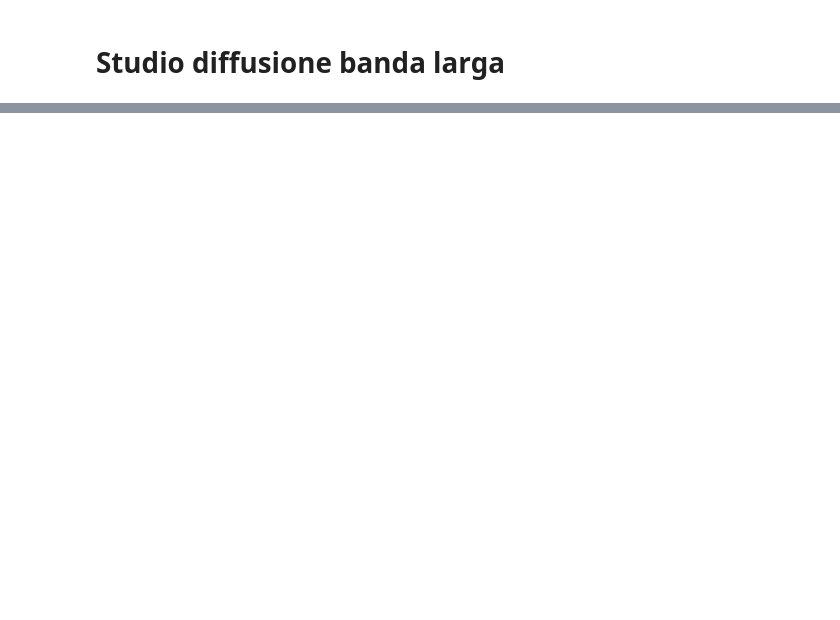
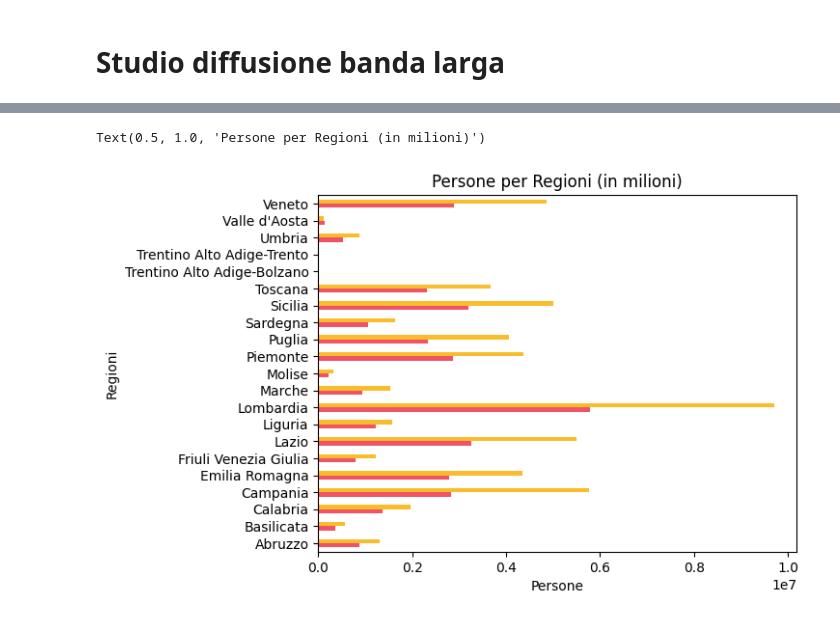
Before and after one commit to alemk96/bul_study, a Jupyter notebook: analyzer.ipynb, the cells around one changed output, grey strips where cells are left out. Saved outputs shown, nothing was run; the diff lists cells and outputs as text; code cells hidden in the pictures; blank space fills up the shorter version.

```diff
--- a/analyzer.ipynb
+++ b/analyzer.ipynb
@@ -51,6 +54,9 @@ KeyError: 'region_name'
 # %%
-data_for_region = example_data[["region_name","people_data.houses","people_data.people"]].groupby("region_name").sum()
+data_for_region = dataset_regioni[["region_name","people_data.houses","people_data.people"]].groupby("region_name").sum()
 data_for_region.plot.barh(legend=False, color=[(240/255,83/255,101/255),(250/255,188/255,42/255)])
 plt.xlabel("Persone")
 plt.ylabel("Regioni")
 plt.title("Persone per Regioni (in milioni)")
+# %% [output]
+Text(0.5, 1.0, 'Persone per Regioni (in milioni)')
+[figure, added]
```
Also changed, not shown: parts of 9 cells of this notebook, 22 other files.
